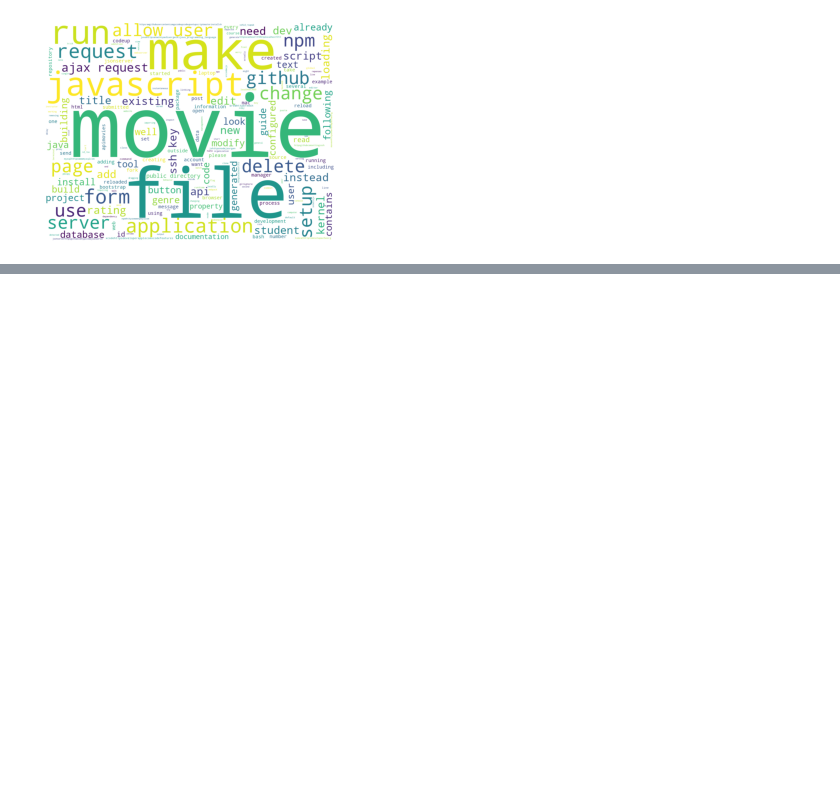
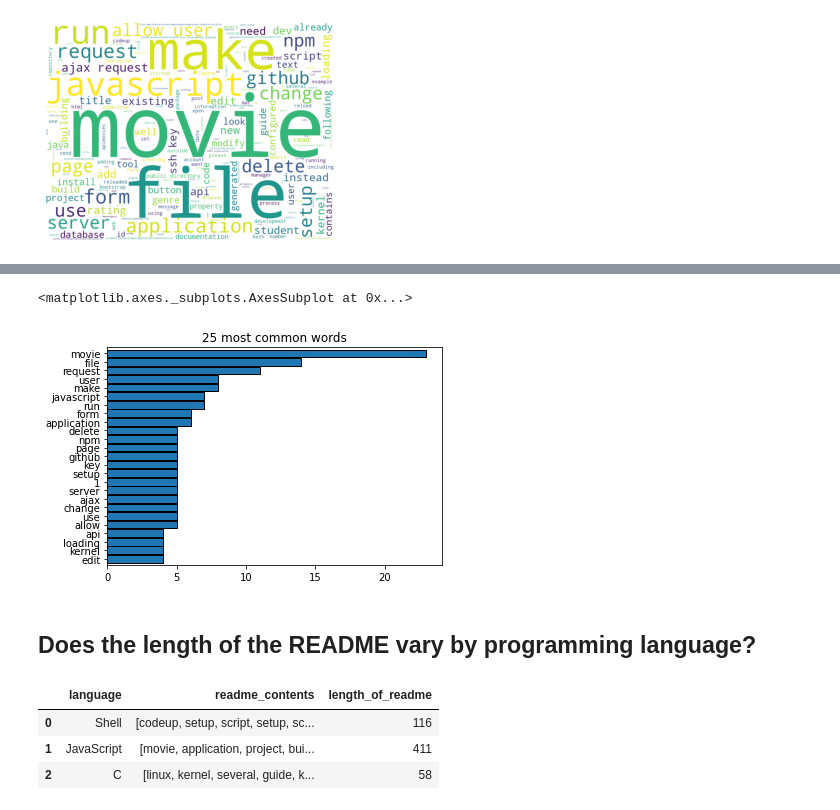
Before and after one commit to cobb-jiang-hartman-npl-project/github-repository-project, a Jupyter notebook: Jeremys_Repo/notes.ipynb, the cells around one changed output, grey strips where cells are left out. Drawn from its saved outputs; the diff is of its cells as text; code cells hidden in the pictures; blank space fills up the shorter version.

```diff
--- a/Jeremys_Repo/notes.ipynb
+++ b/Jeremys_Repo/notes.ipynb
@@ -31,6 +33,10 @@ import acquire
 # %% [output]
 The autoreload extension is already loaded. To reload it, use:
   %reload_ext autoreload
+# %%
+plt.rc('figure', figsize=(16,8))
+plt.rc('font', size=14)
+plt.style.use('seaborn-darkgrid')
 # %%
 df = acquire.scrape_github_data()
 # %%
@@ -126,0 +135,3 @@ plt.axis('off')
+# %%
+common_words = pd.Series(df_clean).value_counts()
+common_words.sort_values().tail(25)
@@ -126,0 +156,8 @@ plt.axis('off')
+# %%
+most_common_words = common_words.sort_values().tail(25)
+most_common_words.drop(columns='all').plot.barh(width=.9, ec='black', title='25 most common words')
+# %% [output]
+<matplotlib.axes._subplots.AxesSubplot at 0x...>
+[figure, added]
+# %% [markdown]
+## Does the length of the README vary by programming language?
@@ -126,0 +168,8 @@ plt.axis('off')
+# %%
+df2['length_of_readme'] = df2.readme_contents.apply(len)
+df2.head()
+# %% [output]
+|  | language | readme_contents | length_of_readme |
+| 0 | Shell | [codeup, setup, script, setup, sc... | 116 |
+| 1 | JavaScript | [movie, application, project, bui... | 411 |
+| 2 | C | [linux, kernel, several, guide, k... | 58 |
```
Also changed, not shown: parts of 14 cells of this notebook.
